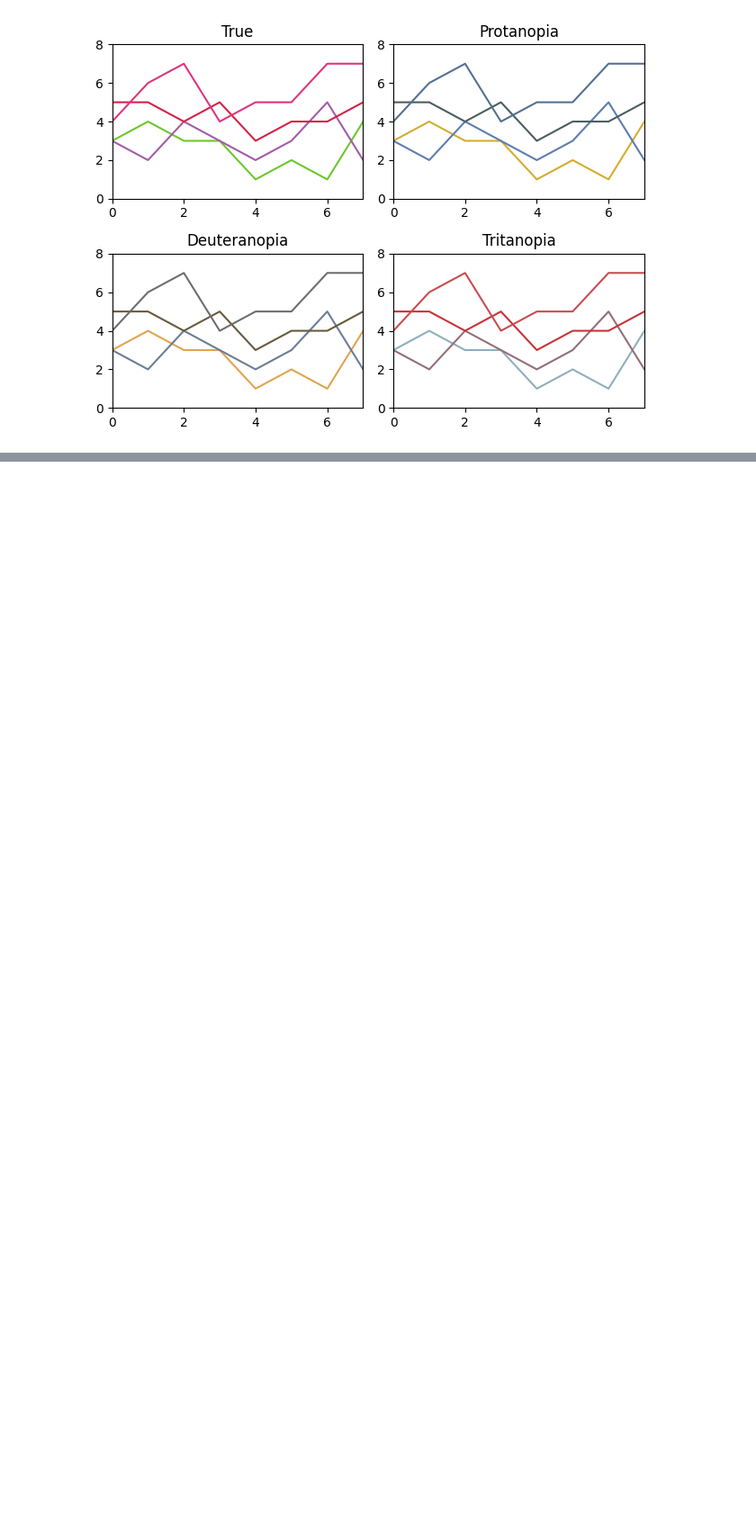
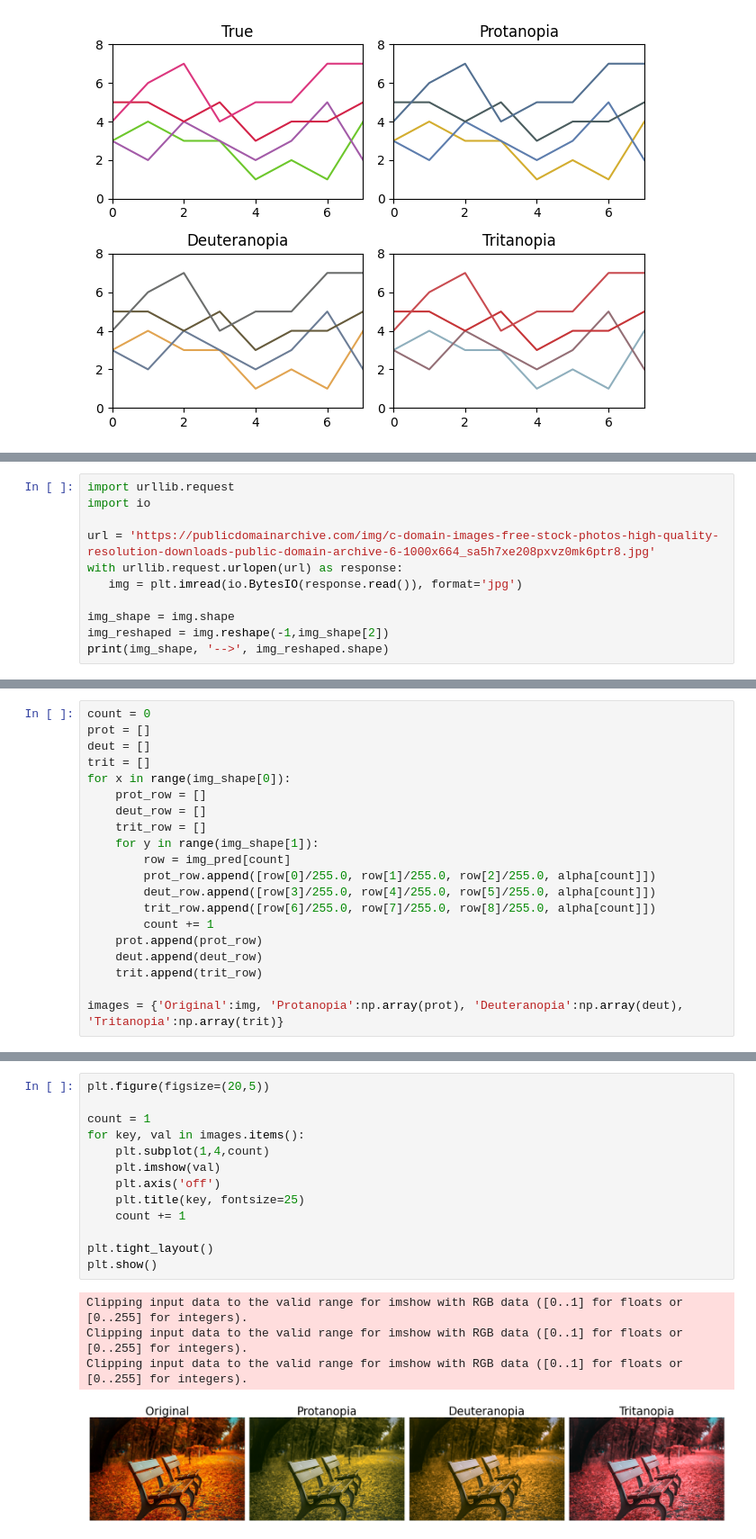
Before and after one commit to the-codingschool/TRAIN-datasets, a Jupyter notebook: color_blindness_sim/vision_deficiency_and_accessibility.ipynb, the cells around one changed output, grey strips where cells are left out. Shown at 90% size. Saved outputs shown, nothing was run; the diff lists cells and outputs as text; blank space fills up the shorter version.

Commit message:
Added another part to simulate entire images in the color blindness notebook.

```diff
--- a/color_blindness_sim/vision_deficiency_and_accessibility.ipynb
+++ b/color_blindness_sim/vision_deficiency_and_accessibility.ipynb
@@ -554,0 +588,11 @@ plt.show()
+# %%
+import urllib.request
+import io
+
+url = 'https://publicdomainarchive.com/img/c-domain-images-free-stock-photos-high-quality-resolution-downloads-public-domain-archive-6-1000x664_sa5h7xe208pxvz0mk6ptr8.jpg'
+with urllib.request.urlopen(url) as response:
+   img = plt.imread(io.BytesIO(response.read()), format='jpg')
+
+img_shape = img.shape
+img_reshaped = img.reshape(-1,img_shape[2])
+print(img_shape, '-->', img_reshaped.shape)
@@ -554,0 +631,20 @@ plt.show()
+# %%
+count = 0
+prot = []
+deut = []
+trit = []
+for x in range(img_shape[0]):
+    prot_row = []
+    deut_row = []
+    trit_row = []
+    for y in range(img_shape[1]):
+        row = img_pred[count]
+        prot_row.append([row[0]/255.0, row[1]/255.0, row[2]/255.0, alpha[count]])
+        deut_row.append([row[3]/255.0, row[4]/255.0, row[5]/255.0, alpha[count]])
+        trit_row.append([row[6]/255.0, row[7]/255.0, row[8]/255.0, alpha[count]])
+        count += 1
+    prot.append(prot_row)
+    deut.append(deut_row)
+    trit.append(trit_row)
+
+images = {'Original':img, 'Protanopia':np.array(prot), 'Deuteranopia':np.array(deut), 'Tritanopia':np.array(trit)}
@@ -554,0 +655,18 @@ plt.show()
+# %%
+plt.figure(figsize=(20,5))
+
+count = 1
+for key, val in images.items():
+    plt.subplot(1,4,count)
+    plt.imshow(val)
+    plt.axis('off')
+    plt.title(key, fontsize=25)
+    count += 1
+
+plt.tight_layout()
+plt.show()
+# %% [output]
+Clipping input data to the valid range for imshow with RGB data ([0..1] for floats or [0..255] for integers).
+Clipping input data to the valid range for imshow with RGB data ([0..1] for floats or [0..255] for integers).
+Clipping input data to the valid range for imshow with RGB data ([0..1] for floats or [0..255] for integers).
+[figure, added]
```
Also changed, not shown: parts of 9 cells of this notebook, 1 other file.
